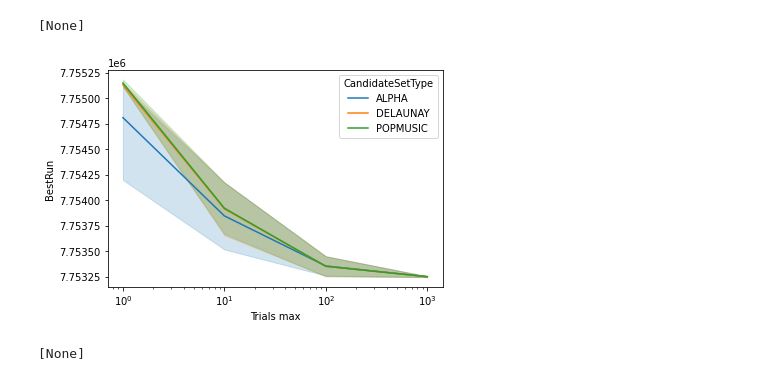
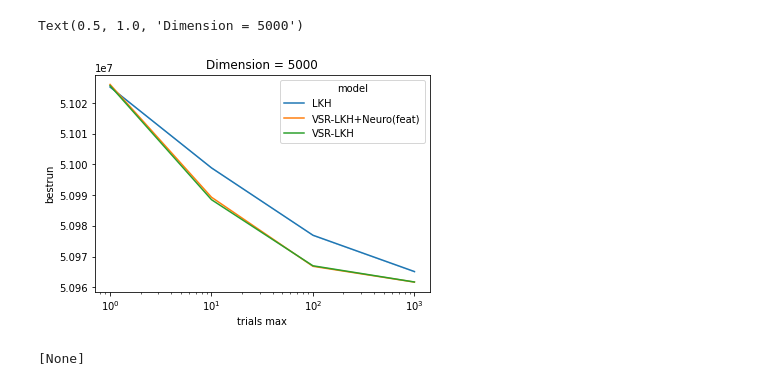
Before and after one commit to ViniciusBloise/NeuroLKH, a Jupyter notebook: play_stats2_2.ipynb, the cells around one changed output. Saved outputs shown, nothing was run; the diff lists cells and outputs as text; code cells hidden in the pictures.

```diff
--- a/play_stats2_2.ipynb
+++ b/play_stats2_2.ipynb
@@ -27,12 +27,14 @@ Index(['VSR/Neuro', 'Dimension', 'CandidateSetType', 'Trials/TimeLimit',
       dtype='object')
 # %%
-trials = df.query("`Trials/TimeLimit`=='trials' and ")
+dim = 5000
+trials = df.query(f"`trials/timelimit`=='trials' and dimension=={dim}")
 
-g_res = sns.lineplot(data=trials, x='Trials max', y='BestRun', hue='CandidateSetType' )
+g_res = sns.lineplot(data=trials, x='trials max', y='bestrun', hue='model' )
 g_res.set(xscale='log')
+g_res.set_title(f'Dimension = {dim}')
 # %% [output]
-[None]
+Text(0.5, 1.0, 'Dimension = 5000')
-[figure, old version]
+[figure, new version]
 # %%
 g_res = sns.lineplot(data=trials, x='Trials max', y='BestRun', hue='VSR/Neuro' )
 g_res.set(xscale='log')
```
Also changed, not shown: parts of 2 cells of this notebook, 4 other files.
